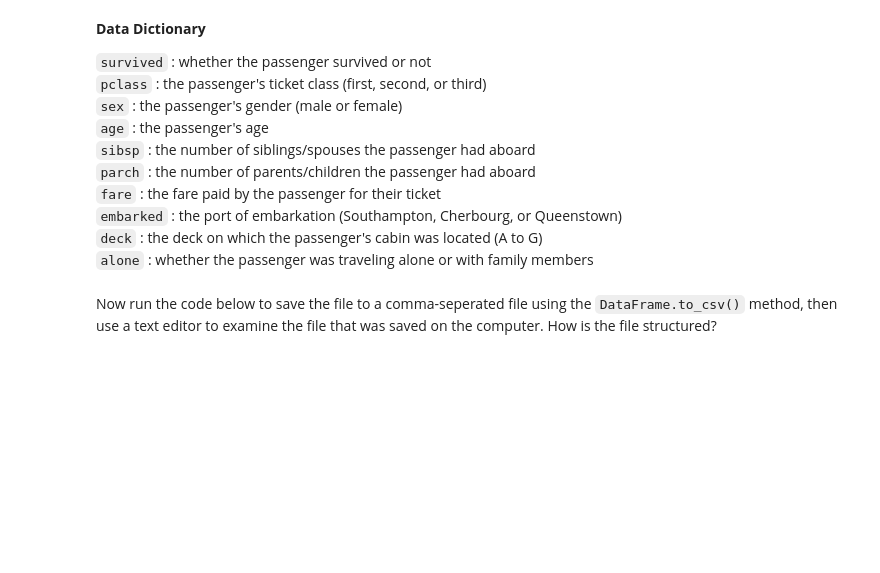
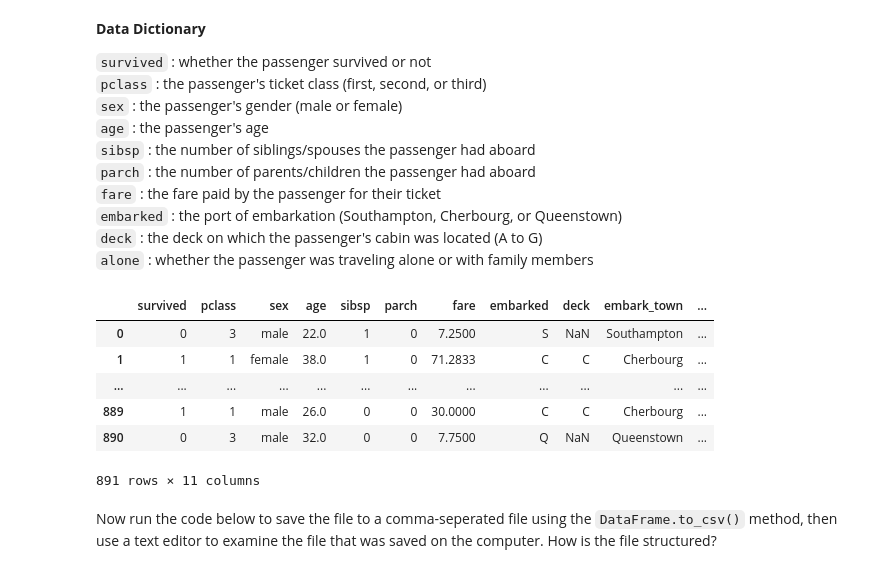
Before and after one commit to Tolak-Raj/Materials, a Jupyter notebook: day8_dict_df.ipynb, the cells around one changed output. Drawn from its saved outputs; the diff is of its cells as text; code cells hidden in the pictures; blank space fills up the shorter version.

```diff
--- a/day8_dict_df.ipynb
+++ b/day8_dict_df.ipynb
@@ -197,7 +295,16 @@ df
 `deck` : the deck on which the passenger's cabin was located (A to G)
 `alone` : whether the passenger was traveling alone or with family members
 # %%
-pd.set_option('display.max_rows',10) #set display options
+pd.set_option('display.max_rows',5)
+df #set display options
+# %% [output]
+|  | survived | pclass | sex | age | sibsp | parch | fare | embarked | deck | embark_town | ... |
+| 0 | 0 | 3 | male | 22.0 | 1 | 0 | 7.2500 | S | NaN | Southampton | ... |
+| 1 | 1 | 1 | female | 38.0 | 1 | 0 | 71.2833 | C | C | Cherbourg | ... |
+| ... | ... | ... | ... | ... | ... | ... | ... | ... | ... | ... | ... |
+| 889 | 1 | 1 | male | 26.0 | 0 | 0 | 30.0000 | C | C | Cherbourg | ... |
+| 890 | 0 | 3 | male | 32.0 | 0 | 0 | 7.7500 | Q | NaN | Queenstown | ... |
+891 rows × 11 columns
 # %% [markdown]
 Now run the code below to save the file to a comma-seperated file using the `DataFrame.to_csv()` method, then use a text editor to examine the file that was saved on the computer.  How is the file structured?
 # %%
```
Also changed, not shown: parts of 25 cells of this notebook, 2 other files.
